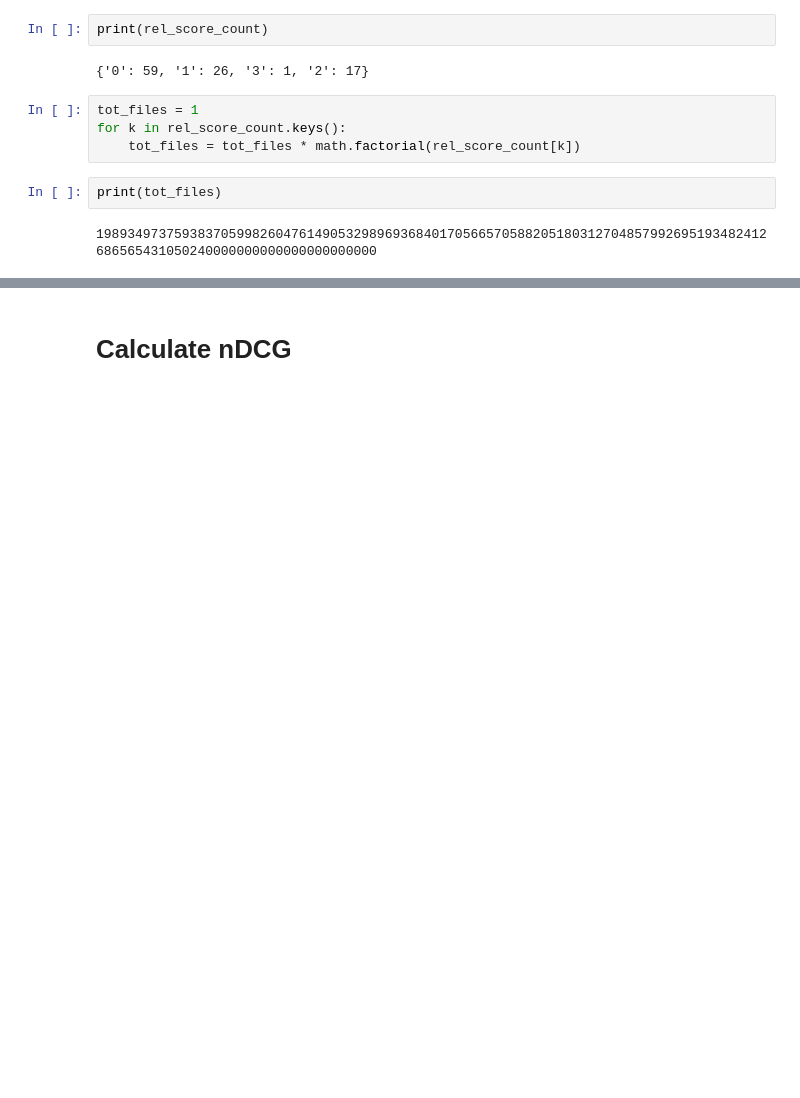
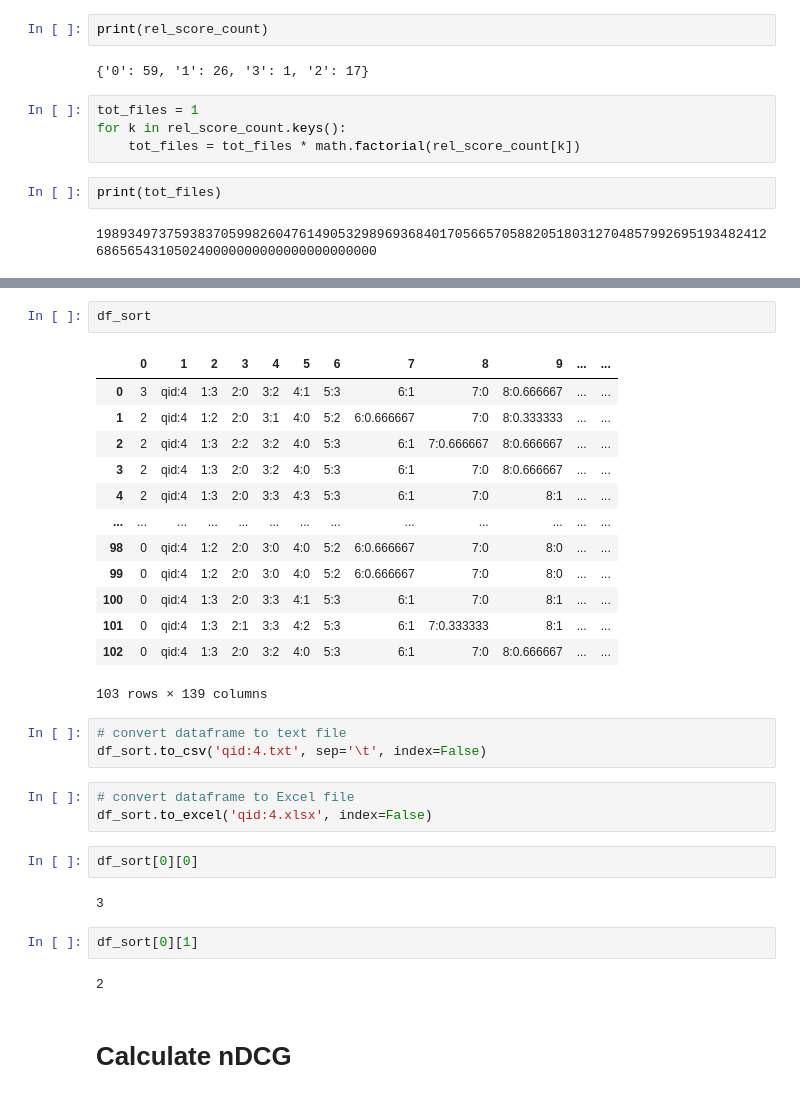
Before and after one commit to Mohammed-Taasir/CSE508_Winter2023_A2_14, a Jupyter notebook: A2_Q3.ipynb, the cells around one changed output, grey strips where cells are left out. Saved outputs shown, nothing was run; the diff lists cells and outputs as text; blank space fills up the shorter version.

```diff
--- a/A2_Q3.ipynb
+++ b/A2_Q3.ipynb
@@ -55,2 +102,32 @@ print(tot_files)
+# %%
+df_sort
+# %% [output]
+|  | 0 | 1 | 2 | 3 | 4 | 5 | 6 | 7 | 8 | 9 | ... | ... |
+| 0 | 3 | qid:4 | 1:3 | 2:0 | 3:2 | 4:1 | 5:3 | 6:1 | 7:0 | 8:0.666667 | ... | ... |
+| 1 | 2 | qid:4 | 1:2 | 2:0 | 3:1 | 4:0 | 5:2 | 6:0.666667 | 7:0 | 8:0.333333 | ... | ... |
+| 2 | 2 | qid:4 | 1:3 | 2:2 | 3:2 | 4:0 | 5:3 | 6:1 | 7:0.666667 | 8:0.666667 | ... | ... |
+| 3 | 2 | qid:4 | 1:3 | 2:0 | 3:2 | 4:0 | 5:3 | 6:1 | 7:0 | 8:0.666667 | ... | ... |
+| 4 | 2 | qid:4 | 1:3 | 2:0 | 3:3 | 4:3 | 5:3 | 6:1 | 7:0 | 8:1 | ... | ... |
+| ... | ... | ... | ... | ... | ... | ... | ... | ... | ... | ... | ... | ... |
+| 98 | 0 | qid:4 | 1:2 | 2:0 | 3:0 | 4:0 | 5:2 | 6:0.666667 | 7:0 | 8:0 | ... | ... |
+| 99 | 0 | qid:4 | 1:2 | 2:0 | 3:0 | 4:0 | 5:2 | 6:0.666667 | 7:0 | 8:0 | ... | ... |
+| 100 | 0 | qid:4 | 1:3 | 2:0 | 3:3 | 4:1 | 5:3 | 6:1 | 7:0 | 8:1 | ... | ... |
+| 101 | 0 | qid:4 | 1:3 | 2:1 | 3:3 | 4:2 | 5:3 | 6:1 | 7:0.333333 | 8:1 | ... | ... |
+| 102 | 0 | qid:4 | 1:3 | 2:0 | 3:2 | 4:0 | 5:3 | 6:1 | 7:0 | 8:0.666667 | ... | ... |
+103 rows × 139 columns
+# %%
+# convert dataframe to text file
+df_sort.to_csv('qid:4.txt', sep='\t', index=False)
+# %%
+# convert dataframe to Excel file
+df_sort.to_excel('qid:4.xlsx', index=False)
+# %%
+df_sort[0][0]
+# %% [output]
+3
+# %%
+df_sort[0][1]
+# %% [output]
+2
 # %% [markdown]
 # Calculate nDCG
```
Also changed, not shown: parts of 19 cells of this notebook.
